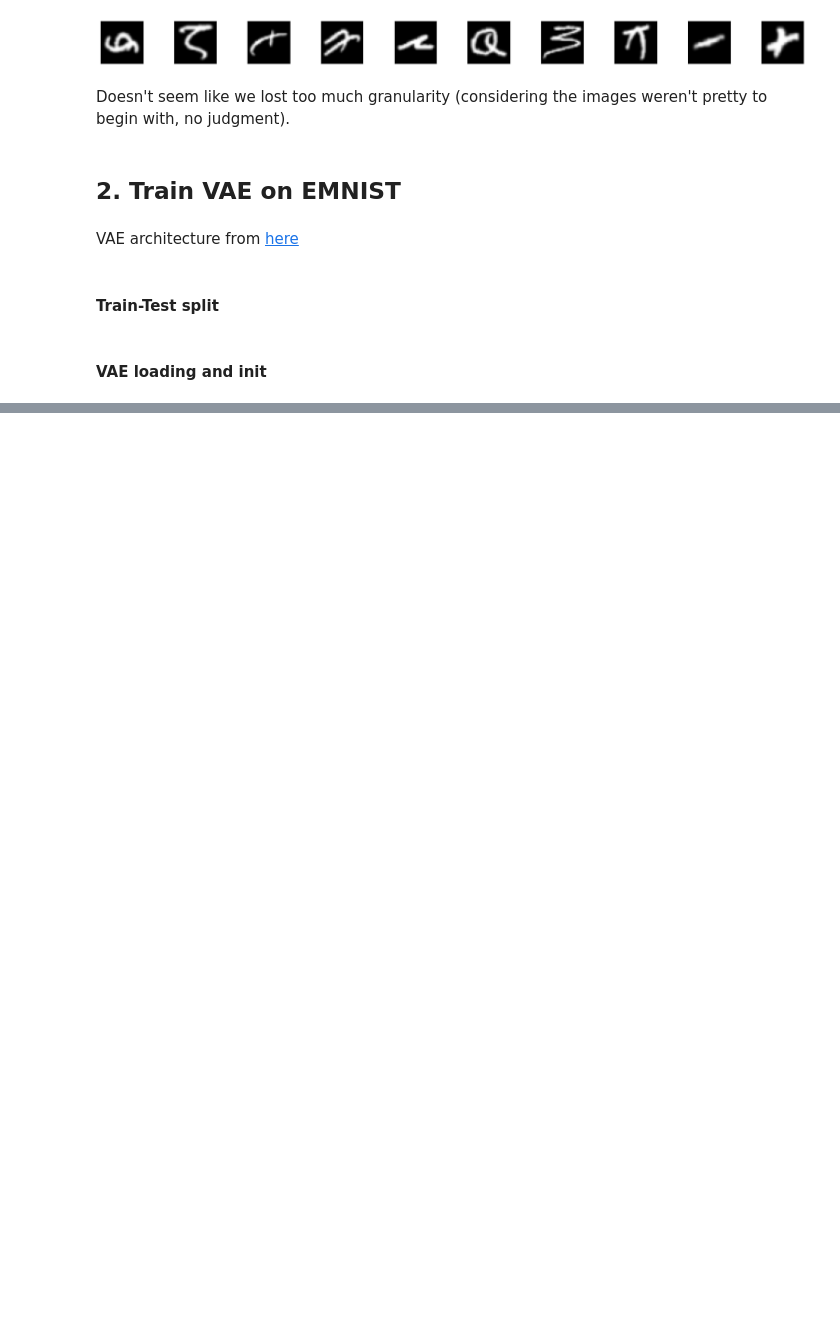
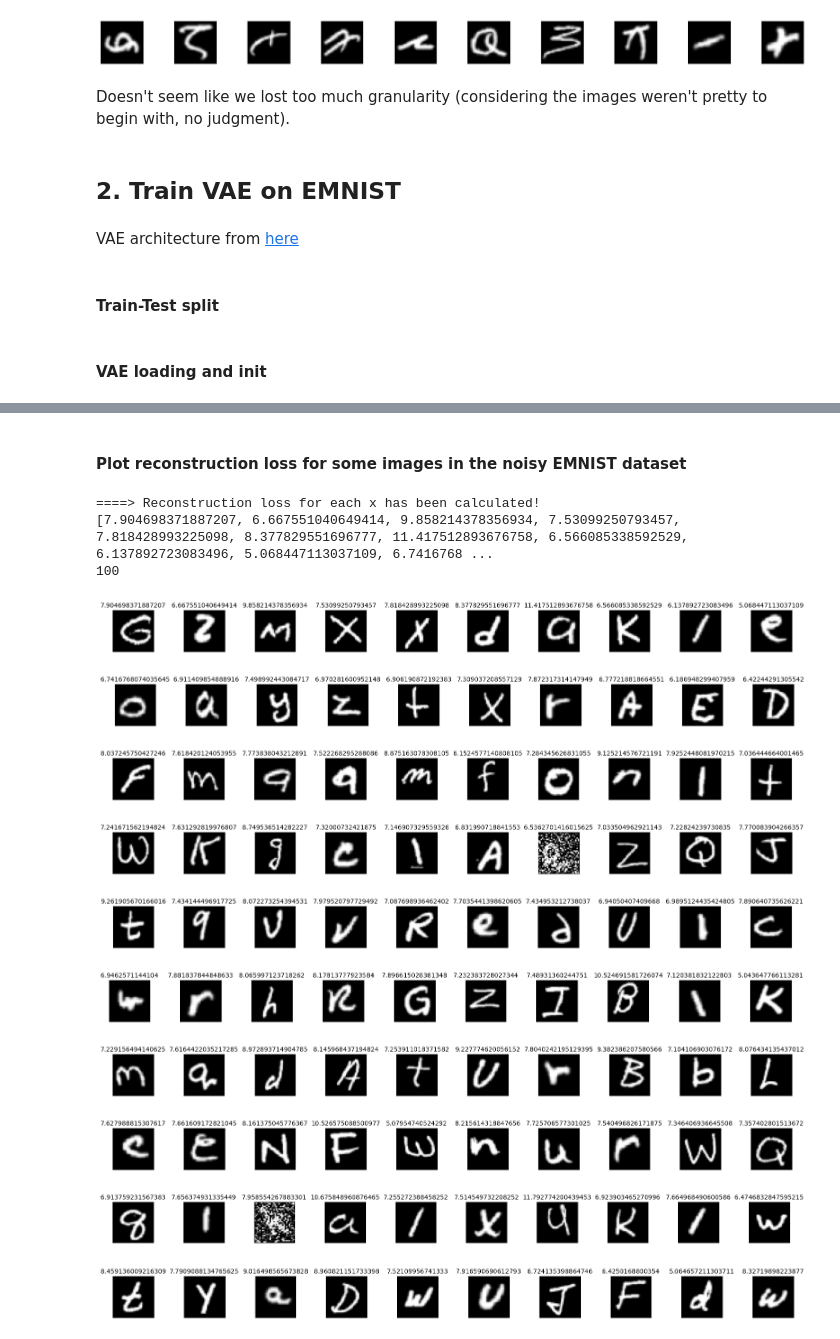
Before and after one commit to CharlesDc9/Denoising_EMNIST, a Jupyter notebook: tim.ipynb, the cells around one changed output, grey strips where cells are left out. Cells and saved outputs as stored; diff of their text form; code cells hidden in the pictures; blank space fills up the shorter version.

Commit message:
feat(get reconstruction loss)

```diff
--- a/tim.ipynb
+++ b/tim.ipynb
@@ -122,3 +125,5 @@ with torch.no_grad():
     sample = vae.decoder(z)
 
     save_image(sample.view(64, 1, 32, 32), './samples/sample_' + '.png')
+# %% [markdown]
+#### Plot reconstruction loss for some images in the noisy EMNIST dataset
@@ -124,0 +132,45 @@ with torch.no_grad():
+# %%
+def loss_function_per_x(recon_x, x, mu, log_var):
+    BCE = torch.mean(F.binary_cross_entropy(recon_x, x.view(-1, 1024), reduction="none"), axis=1)
+    KLD = -0.5 * torch.sum(1 + log_var - mu.pow(2) - log_var.exp(), axis=1)
+
+    return BCE + KLD
+# %%
+def reconstruction_loss_per_x(vae, loader):
+    vae.eval()
+    loss= []
+    with torch.no_grad():
+        for data, _ in loader:
+            if torch.cuda.is_available():
+                data = data.cuda()
+            recon, mu, log_var = vae(data)
+
+            # sum up batch loss
+            loss += list(loss_function_per_x(recon, data, mu, log_var))
+
+    print('====> Reconstruction loss for each x has been calculated!')
+
+    return loss
+# %%
+indexes = np.random.choice(len(loaded_images), 100, replace=False)
+data = torch.tensor(loaded_images[indexes]).float().to(device)
+emnist_noisy = EMNISTDataset(data=loaded_images[indexes], labels=[1 for _ in range(len(loaded_images[indexes]))], transform=transform)
+emnist_noisy_loader = DataLoader(dataset=emnist_noisy, batch_size=batch_size, shuffle=True)
+loss = [el.item() for el in reconstruction_loss_per_x(vae, emnist_noisy_loader)]
+print(loss)
+print(len(loss))
+utils.plot_images(data, labels=loss)
+# %% [output]
+====> Reconstruction loss for each x has been calculated!
+[7.904698371887207, 6.667551040649414, 9.858214378356934, 7.53099250793457, 7.818428993225098, 8.377829551696777, 11.417512893676758, 6.566085338592529, 6.137892723083496, 5.068447113037109, 6.7416768 ...
+100
+[figure, added]
+[figure, added]
+[figure, added]
+[figure, added]
+[figure, added]
+[figure, added]
+[figure, added]
+[figure, added]
+[figure, added]
+[figure, added]
```
Also changed, not shown: parts of 4 cells of this notebook.
